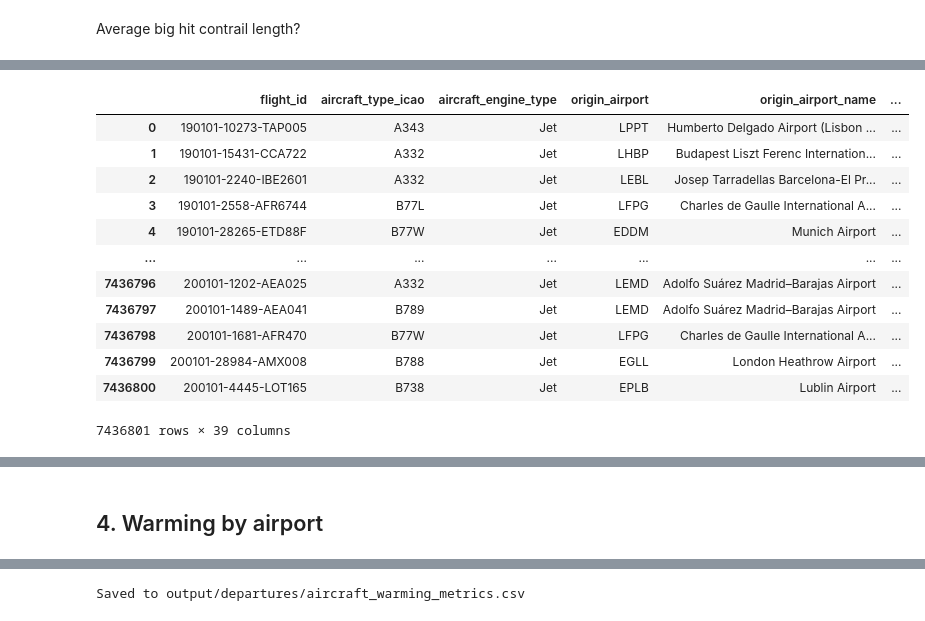
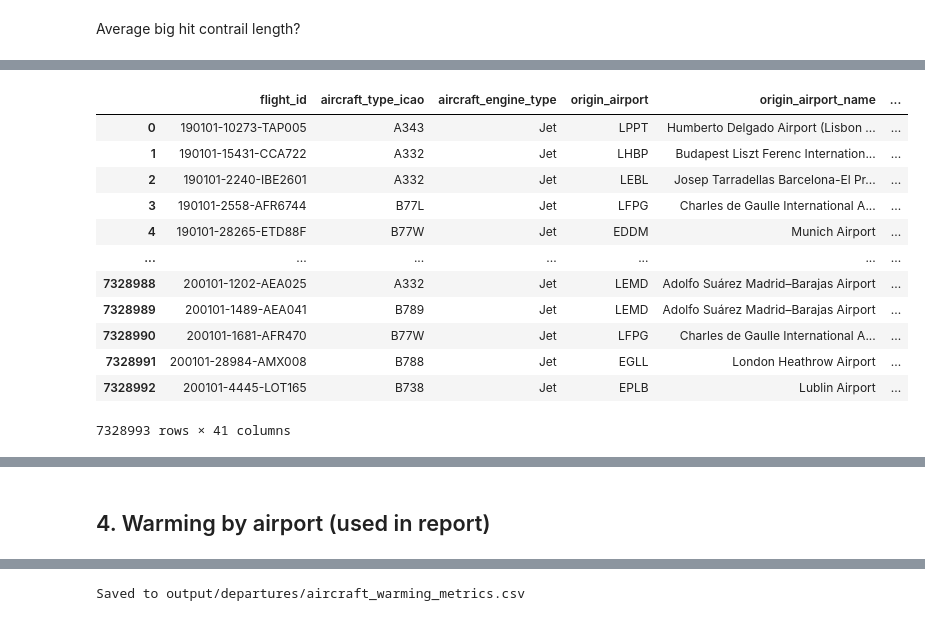
Before and after one commit to Transport-Environment/atm_and_contrail_avoidance, a Jupyter notebook: 1_departures.ipynb, the cells around one changed output, grey strips where cells are left out. Saved outputs shown, nothing was run; the diff lists cells and outputs as text; code cells hidden in the pictures.

Commit message:
Clean up departures notebook

```diff
--- a/1_departures.ipynb
+++ b/1_departures.ipynb
@@ -18,7 +18,9 @@ import numpy as np
 
 
 # Read file with flight schedules + contrail information on a flight-by-flight level
-df = pd.read_parquet(r"C:\Users\TE\Documents\Datasets\icl/2019 - Jet-A - Flight Summary.pq")
+# This file has 700 MB and contains all European arrivals and departures in 2019
+# It corresponds to the data used in Teoh et al. 2019
+df = pd.read_parquet(r"data\departures\2019 - Jet-A - Flight Summary.pq")
 
 
 # Map countries to regions
@@ -28,6 +30,9 @@ df['origin_region'] = df['origin_country'].map(iso2_to_region)
 
 # Filter European departures only since the file also contains incoming flights
 df = df[df["origin_region"] == "Europe"]
+
+# Exclude flights departing from Russia
+df = df[df["origin_country"] != "RU"]
 
 # Density of conventional jet fuel
 density_kerosene = 0.81 # kg/l
@@ -151,29 +155,0 @@ np.float64(1191.7912367203337)
-# %%
-import matplotlib.pyplot as plt
-import pandas as pd
-
-# Ensure your time column is datetime
-df['first_waypoint_time'] = pd.to_datetime(df['first_waypoint_time'])
-
-big_hits = df[df["warming_type"] == "Big hit"]
-# Sort by time so the timeline is consistent
-big_hits = big_hits.sort_values('first_waypoint_time')
-
-# Create the scatter plot
-plt.figure(figsize=(30, 8))
-
-scatter = plt.scatter(
-    big_hits['first_waypoint_time'],
-    big_hits['total_persistent_contrail_length_km'],
-    c=big_hits["total_contrail_gwp100"],  # convert to numeric colour levels
-    cmap='viridis',
-    alpha=0.7,
-    s=5
-)
-
-# Create a legend mapping codes back to labels
-plt.title("Persistent Contrail Length Over Time")
-plt.xlabel("First Waypoint Time")
-plt.ylabel("Total Persistent Contrail Length (km)")
-plt.tight_layout()
-plt.show()
@@ -343,32 +307,27 @@ df.head()
 # %%
-import pandas as pd
-
 # Load airports data
 airports = pd.read_csv("data/airports.csv")
 
 # Keep only the needed columns and rename for clarity
 airports = airports.rename(columns={
     "icao": "origin_airport",
     "latitude": "origin_latitude",
     "longitude": "origin_longitude"
 })[["origin_airport", "origin_latitude", "origin_longitude"]]
 
 # Merge with the flights DataFrame on origin_airport
 df = df.merge(airports, on="origin_airport", how="left")
-
-
-df
 # %% [output]
 |  | flight_id | aircraft_type_icao | aircraft_engine_type | origin_airport | origin_airport_name | ... |
 | 0 | 190101-10273-TAP005 | A343 | Jet | LPPT | Humberto Delgado Airport (Lisbon ... | ... |
 | 1 | 190101-15431-CCA722 | A332 | Jet | LHBP | Budapest Liszt Ferenc Internation... | ... |
 | 2 | 190101-2240-IBE2601 | A332 | Jet | LEBL | Josep Tarradellas Barcelona-El Pr... | ... |
 | 3 | 190101-2558-AFR6744 | B77L | Jet | LFPG | Charles de Gaulle International A... | ... |
 | 4 | 190101-28265-ETD88F | B77W | Jet | EDDM | Munich Airport | ... |
 | ... | ... | ... | ... | ... | ... | ... |
-| 7436796 | 200101-1202-AEA025 | A332 | Jet | LEMD | Adolfo Suárez Madrid–Barajas Airport | ... |
-| 7436797 | 200101-1489-AEA041 | B789 | Jet | LEMD | Adolfo Suárez Madrid–Barajas Airport | ... |
-| 7436798 | 200101-1681-AFR470 | B77W | Jet | LFPG | Charles de Gaulle International A... | ... |
-| 7436799 | 200101-28984-AMX008 | B788 | Jet | EGLL | London Heathrow Airport | ... |
-| 7436800 | 200101-4445-LOT165 | B738 | Jet | EPLB | Lublin Airport | ... |
+| 7328988 | 200101-1202-AEA025 | A332 | Jet | LEMD | Adolfo Suárez Madrid–Barajas Airport | ... |
+| 7328989 | 200101-1489-AEA041 | B789 | Jet | LEMD | Adolfo Suárez Madrid–Barajas Airport | ... |
+| 7328990 | 200101-1681-AFR470 | B77W | Jet | LFPG | Charles de Gaulle International A... | ... |
+| 7328991 | 200101-28984-AMX008 | B788 | Jet | EGLL | London Heathrow Airport | ... |
+| 7328992 | 200101-4445-LOT165 | B738 | Jet | EPLB | Lublin Airport | ... |
-7436801 rows × 39 columns
+7328993 rows × 41 columns
@@ -413,7 +370,7 @@ airport_daily_simple.to_csv("output/departures/3_daily_big_hits_by_airport.csv",
 # %% [markdown]
 ![image.png](figures\1_departures\departures_3_big_hits_per_day_airport@2x.png)
 # %% [markdown]
-## 4. Warming by airport
+## 4. Warming by airport (used in report)
 # %%
 
 # Sum across days by FIR
```
Also changed, not shown: parts of 20 cells of this notebook, 11 other files.
